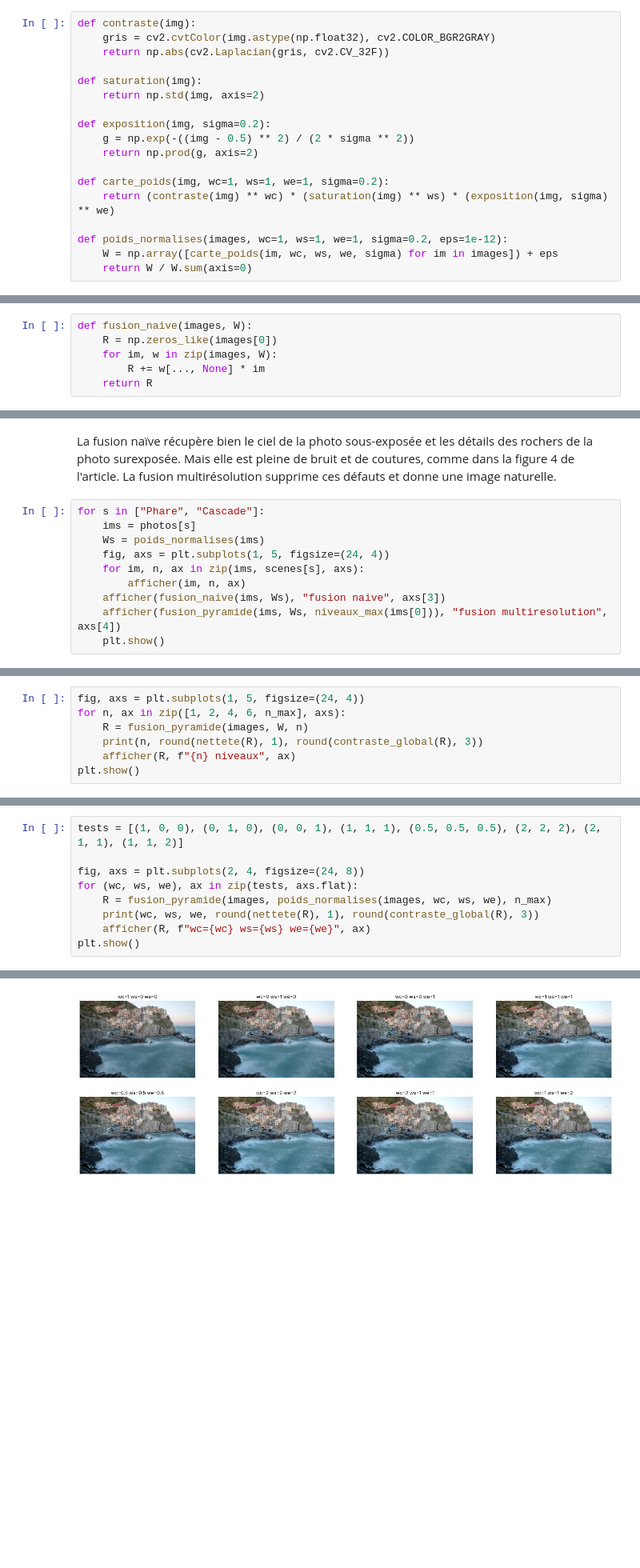
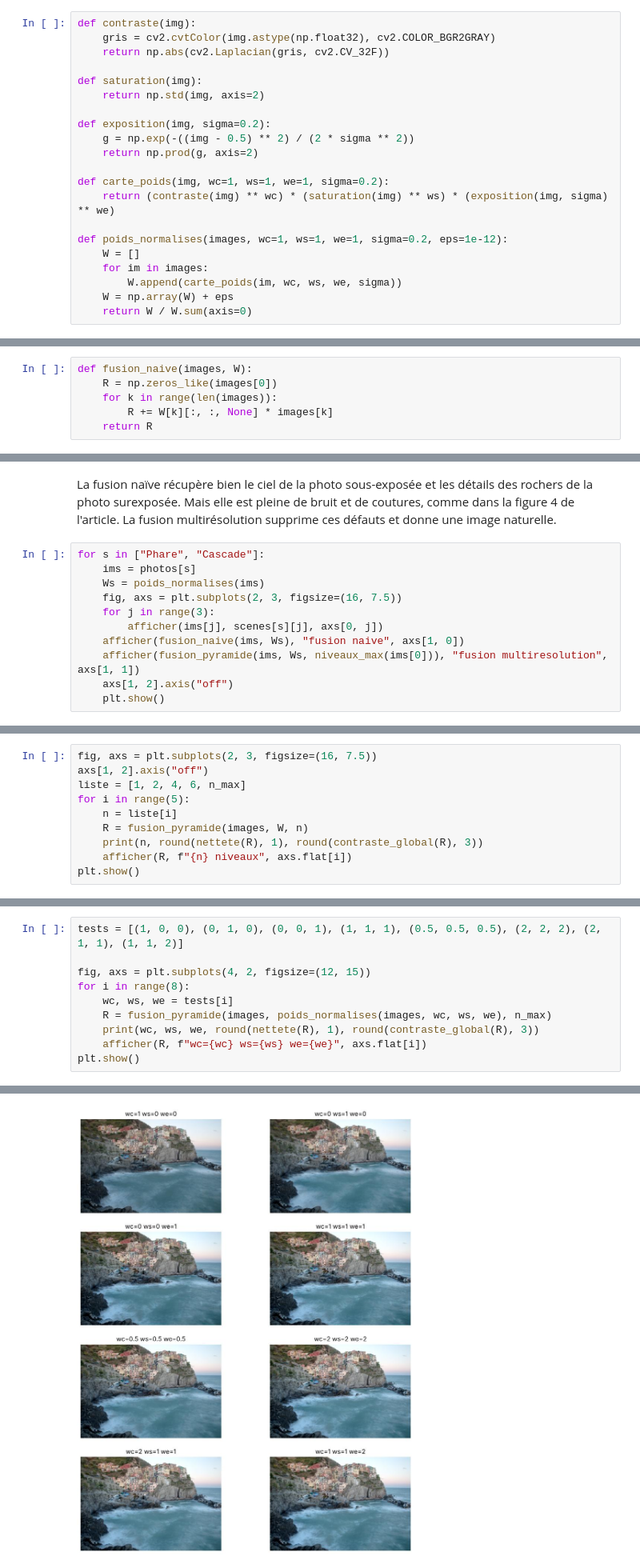
Before and after one commit to adammada7/exposure-fusion, a Jupyter notebook: rapport_fusion_exposition.ipynb, the cells around one changed output, grey strips where cells are left out. Shown at 80% size. Cells and saved outputs as stored; diff of their text form; blank space fills up the shorter version.

```diff
--- a/rapport_fusion_exposition.ipynb
+++ b/rapport_fusion_exposition.ipynb
@@ -191,7 +197,10 @@ def carte_poids(img, wc=1, ws=1, we=1, sigma=0.2):
     return (contraste(img) ** wc) * (saturation(img) ** ws) * (exposition(img, sigma) ** we)
 
 def poids_normalises(images, wc=1, ws=1, we=1, sigma=0.2, eps=1e-12):
-    W = np.array([carte_poids(im, wc, ws, we, sigma) for im in images]) + eps
+    W = []
+    for im in images:
+        W.append(carte_poids(im, wc, ws, we, sigma))
+    W = np.array(W) + eps
     return W / W.sum(axis=0)
 # %%
 W = poids_normalises(images)
@@ -220,8 +230,8 @@ $$R = \sum_{k} \hat{W}_k \, I_k$$
 # %%
 def fusion_naive(images, W):
     R = np.zeros_like(images[0])
-    for im, w in zip(images, W):
-        R += w[..., None] * im
+    for k in range(len(images)):
+        R += W[k][:, :, None] * images[k]
     return R
 # %% [markdown]
 ## 5. Fusion multirésolution
@@ -266,10 +281,11 @@ La fusion naïve récupère bien le ciel de la photo sous-exposée et les détai
 for s in ["Phare", "Cascade"]:
     ims = photos[s]
     Ws = poids_normalises(ims)
-    fig, axs = plt.subplots(1, 5, figsize=(24, 4))
-    for im, n, ax in zip(ims, scenes[s], axs):
-        afficher(im, n, ax)
-    afficher(fusion_naive(ims, Ws), "fusion naive", axs[3])
-    afficher(fusion_pyramide(ims, Ws, niveaux_max(ims[0])), "fusion multiresolution", axs[4])
+    fig, axs = plt.subplots(2, 3, figsize=(16, 7.5))
+    for j in range(3):
+        afficher(ims[j], scenes[s][j], axs[0, j])
+    afficher(fusion_naive(ims, Ws), "fusion naive", axs[1, 0])
+    afficher(fusion_pyramide(ims, Ws, niveaux_max(ims[0])), "fusion multiresolution", axs[1, 1])
+    axs[1, 2].axis("off")
     plt.show()
 # %% [output]
@@ -293,11 +309,14 @@ def contraste_global(R):
 
 Chaque ligne affichée donne le nombre de niveaux, la netteté et le contraste global.
 # %%
-fig, axs = plt.subplots(1, 5, figsize=(24, 4))
-for n, ax in zip([1, 2, 4, 6, n_max], axs):
+fig, axs = plt.subplots(2, 3, figsize=(16, 7.5))
+axs[1, 2].axis("off")
+liste = [1, 2, 4, 6, n_max]
+for i in range(5):
+    n = liste[i]
     R = fusion_pyramide(images, W, n)
     print(n, round(nettete(R), 1), round(contraste_global(R), 3))
-    afficher(R, f"{n} niveaux", ax)
+    afficher(R, f"{n} niveaux", axs.flat[i])
 plt.show()
 # %% [output]
 1 66.8 0.155
@@ -317,22 +336,23 @@ Chaque ligne affichée donne les exposants $\omega_C$, $\omega_S$ et $\omega_E$,
 # %%
 tests = [(1, 0, 0), (0, 1, 0), (0, 0, 1), (1, 1, 1), (0.5, 0.5, 0.5), (2, 2, 2), (2, 1, 1), (1, 1, 2)]
 
-fig, axs = plt.subplots(2, 4, figsize=(24, 8))
-for (wc, ws, we), ax in zip(tests, axs.flat):
+fig, axs = plt.subplots(4, 2, figsize=(12, 15))
+for i in range(8):
+    wc, ws, we = tests[i]
     R = fusion_pyramide(images, poids_normalises(images, wc, ws, we), n_max)
     print(wc, ws, we, round(nettete(R), 1), round(contraste_global(R), 3))
-    afficher(R, f"wc={wc} ws={ws} we={we}", ax)
+    afficher(R, f"wc={wc} ws={ws} we={we}", axs.flat[i])
 plt.show()
 # %% [output]
 1 0 0 10.7 0.219
 0 1 0 8.5 0.224
 0 0 1 11.9 0.228
 1 1 1 13.3 0.23
 0.5 0.5 0.5 12.1 0.228
 2 2 2 13.8 0.229
 2 1 1 14.0 0.23
 1 1 2 13.3 0.231
-[figure, old version]
+[figure, new version]
 # %% [markdown]
 Une seule mesure donne une image moins nette, avec une netteté entre 8.5 et 11.9 contre 13.3 avec les trois mesures. Sur cette scène la saturation seule est le moins bon critère.
 
```
Also changed, not shown: parts of 29 cells of this notebook, 2 other files.
